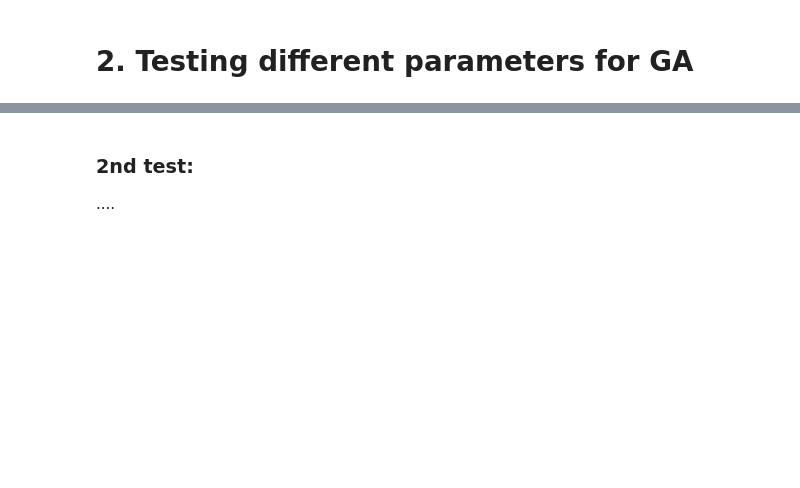
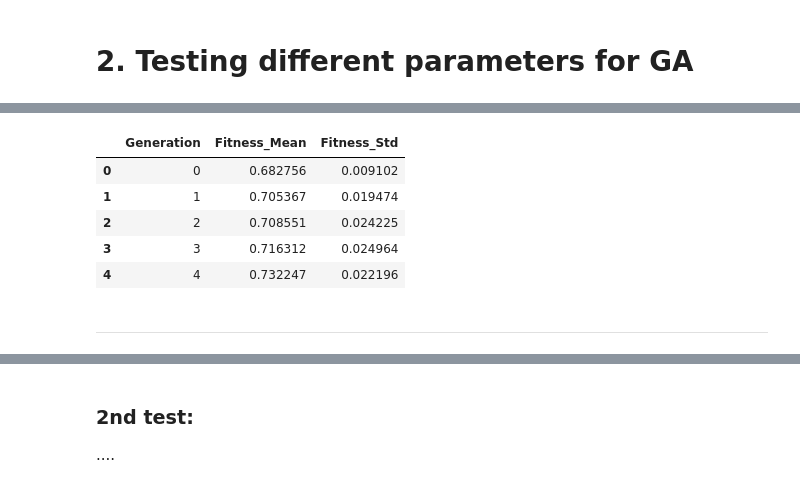
Before and after one commit to carolinadrpinto/CIFO-project, a Jupyter notebook: results.ipynb, the cells around one changed output, grey strips where cells are left out. Cells and saved outputs as stored; diff of their text form; code cells hidden in the pictures; blank space fills up the shorter version.

```diff
--- a/results.ipynb
+++ b/results.ipynb
@@ -132,0 +191,2 @@ selection
+# %%
+results=run_experiment(MAX_GEN=5, NUMBER_OF_TESTS=5, EXPERIMENT_NAME='')
@@ -133,3 +211,14 @@ selection
+# %%
+results['stats_df']
+# %% [output]
+|  | Generation | Fitness_Mean | Fitness_Std |
+| 0 | 0 | 0.682756 | 0.009102 |
+| 1 | 1 | 0.705367 | 0.019474 |
+| 2 | 2 | 0.708551 | 0.024225 |
+| 3 | 3 | 0.716312 | 0.024964 |
+| 4 | 4 | 0.732247 | 0.022196 |
+# %% [markdown]
+----------------------------------------------------------------
 # %%
 best_solutions_test1 = []
 fitness_history_test1 = []
```
Also changed, not shown: parts of 34 cells of this notebook, 8 other files.
